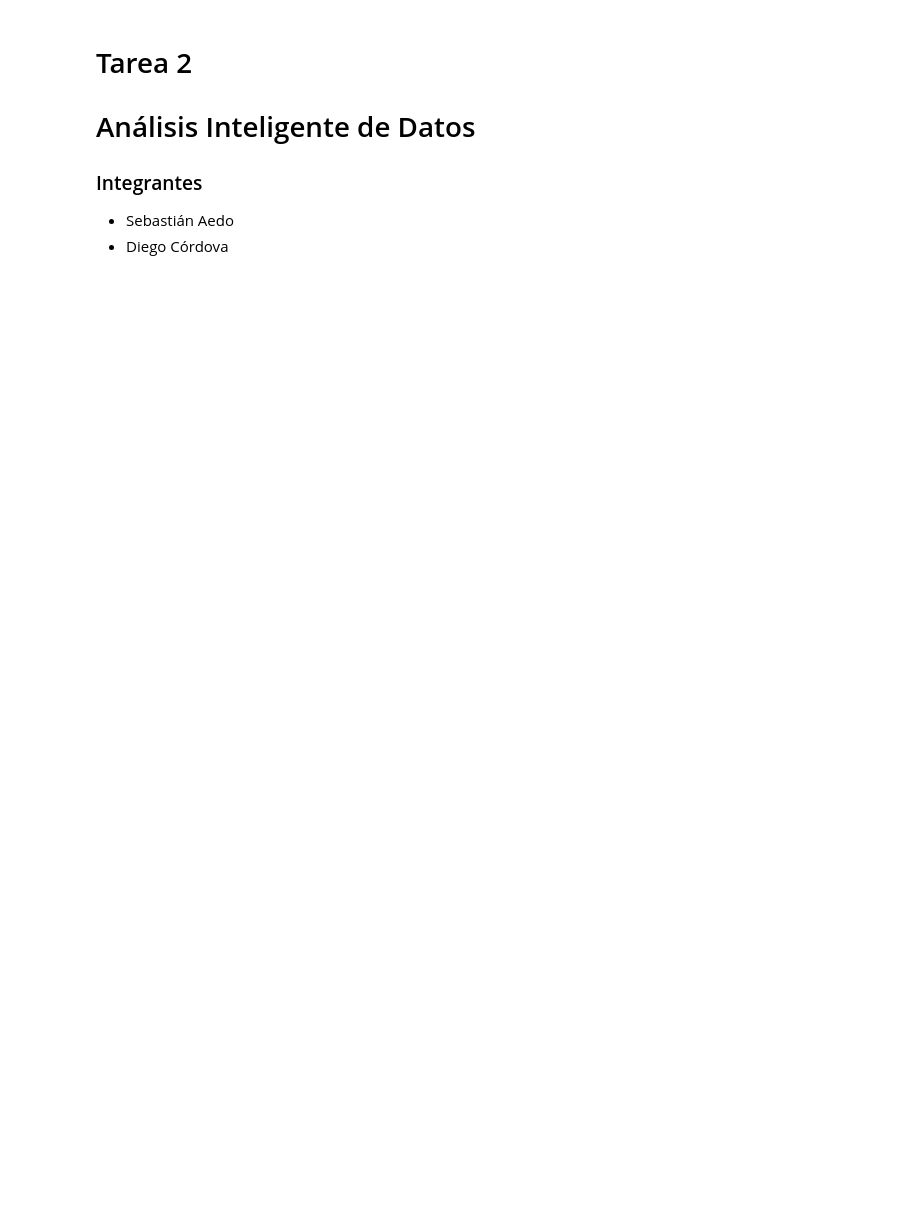
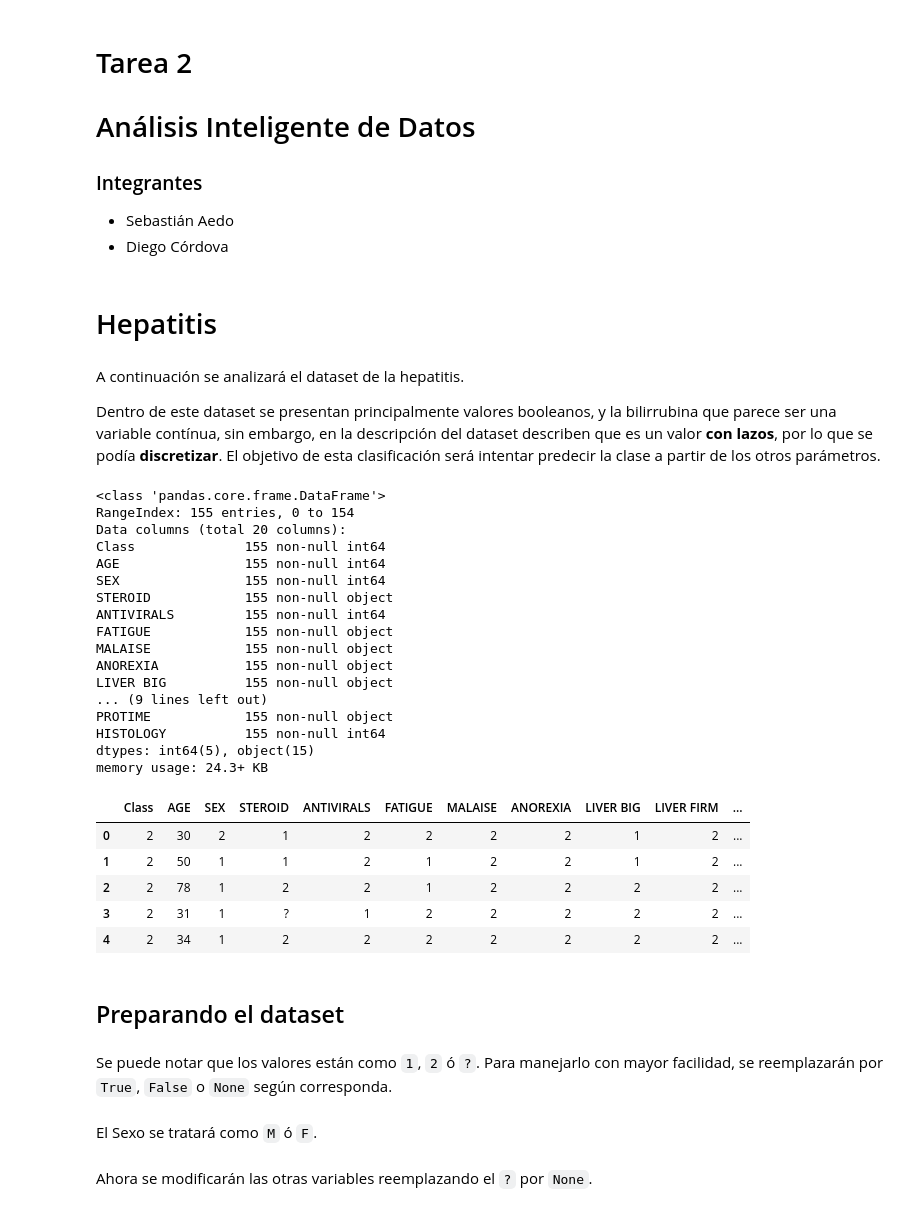
Before and after one commit to etra0/AID, a Jupyter notebook: tarea-2/Tarea 2 .ipynb, the cells around one changed output. Saved outputs shown, nothing was run; the diff lists cells and outputs as text; code cells hidden in the pictures; blank space fills up the shorter version.

```diff
--- a/tarea-2/Tarea 2 .ipynb
+++ b/tarea-2/Tarea 2 .ipynb
@@ -27 +37,11 @@ from statsmodels.sandbox.tools.tools_pca import pcasvd
+# %% [markdown]
+# Hepatitis
+# %% [markdown]
+A continuación se analizará el dataset de la hepatitis.
+
+Dentro de este dataset se presentan principalmente valores booleanos,
+y la bilirrubina que parece ser una variable contínua, sin embargo,
+en la descripción del dataset describen que es un valor **con lazos**, por lo que se podía
+**discretizar**. El objetivo de esta clasificación será intentar predecir la clase a partir
+de los otros parámetros.
 # %%
@@ -37,3 +50,34 @@ vector = ["Class", "AGE", "SEX", "STEROID", "ANTIVIRALS",
           "SPIDERS", "ASCITES", "VARICES", "BILIRUBIN", "ALK PHOSPHATE", "SGOT", "ALBUMIN",
           "PROTIME", "HISTOLOGY"]
 hepatitis = read_csv('data/hepatitis.data', sep=',', names=vector, header=None)
+# %%
+hepatitis.info()
+hepatitis.head()
+# %% [output]
+<class 'pandas.core.frame.DataFrame'>
+RangeIndex: 155 entries, 0 to 154
+Data columns (total 20 columns):
+Class              155 non-null int64
+AGE                155 non-null int64
+SEX                155 non-null int64
+STEROID            155 non-null object
+ANTIVIRALS         155 non-null int64
+FATIGUE            155 non-null object
+MALAISE            155 non-null object
+ANOREXIA           155 non-null object
+LIVER BIG          155 non-null object
+... (9 lines left out)
+PROTIME            155 non-null object
+HISTOLOGY          155 non-null int64
+dtypes: int64(5), object(15)
+memory usage: 24.3+ KB
+|  | Class | AGE | SEX | STEROID | ANTIVIRALS | FATIGUE | MALAISE | ANOREXIA | LIVER BIG | LIVER FIRM | ... |
+| 0 | 2 | 30 | 2 | 1 | 2 | 2 | 2 | 2 | 1 | 2 | ... |
+| 1 | 2 | 50 | 1 | 1 | 2 | 1 | 2 | 2 | 1 | 2 | ... |
+| 2 | 2 | 78 | 1 | 2 | 2 | 1 | 2 | 2 | 2 | 2 | ... |
+| 3 | 2 | 31 | 1 | ? | 1 | 2 | 2 | 2 | 2 | 2 | ... |
+| 4 | 2 | 34 | 1 | 2 | 2 | 2 | 2 | 2 | 2 | 2 | ... |
+# %% [markdown]
+## Preparando el dataset
+# %% [markdown]
+Se puede notar que los valores están como `1`, `2` ó `?`. Para manejarlo con mayor facilidad, se reemplazarán por `True`, `False` o `None` según corresponda.
@@ -39,0 +90,2 @@ hepatitis = read_csv('data/hepatitis.data', sep=',', names=vector, header=None)
+# %% [markdown]
+El Sexo se tratará como `M` ó `F`.
@@ -39,0 +98,2 @@ hepatitis = read_csv('data/hepatitis.data', sep=',', names=vector, header=None)
+# %% [markdown]
+Ahora se modificarán las otras variables reemplazando el `?` por `None`.
```
Also changed, not shown: parts of 11 cells of this notebook.
